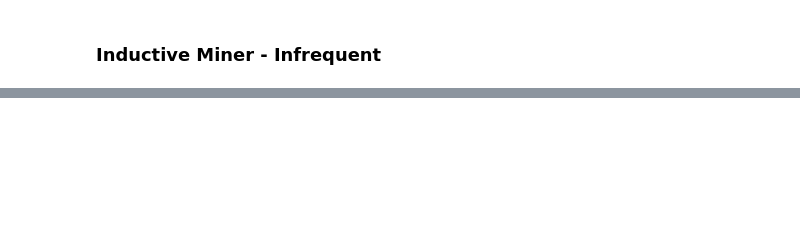
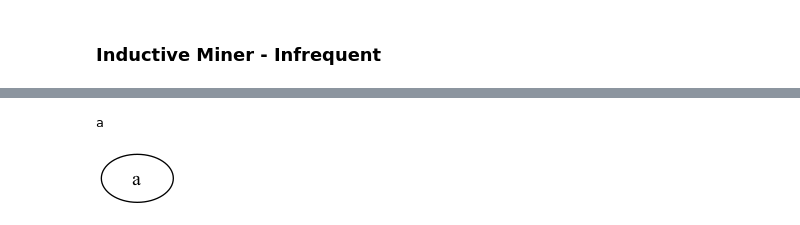
Before and after one commit to collinleiber/LMU_Master_Practical_SoSe24, a Jupyter notebook: practical/ProcessMining/group1/task3/IM_prototyping.ipynb, the cells around one changed output, grey strips where cells are left out. Drawn from its saved outputs; the diff is of its cells as text; code cells hidden in the pictures; blank space fills up the shorter version.

```diff
--- a/practical/ProcessMining/group1/task3/IM_prototyping.ipynb
+++ b/practical/ProcessMining/group1/task3/IM_prototyping.ipynb
@@ -85,0 +120,5 @@ print(miner)
+# %%
+run([('a',), ('a',), ('a',)])
+# %% [output]
+a
+[figure, added]
```
Also changed, not shown: parts of 18 cells of this notebook, 2 other files.
